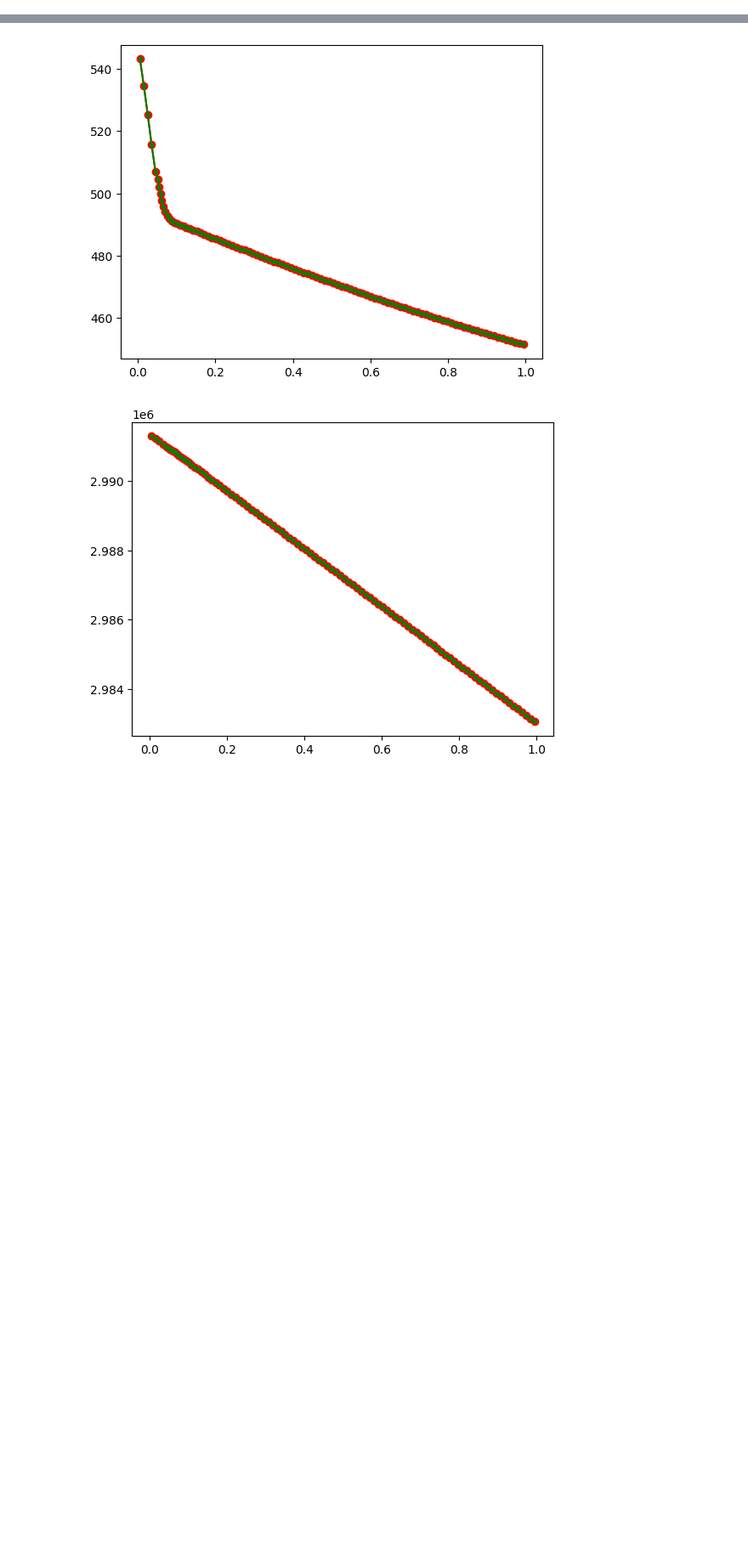
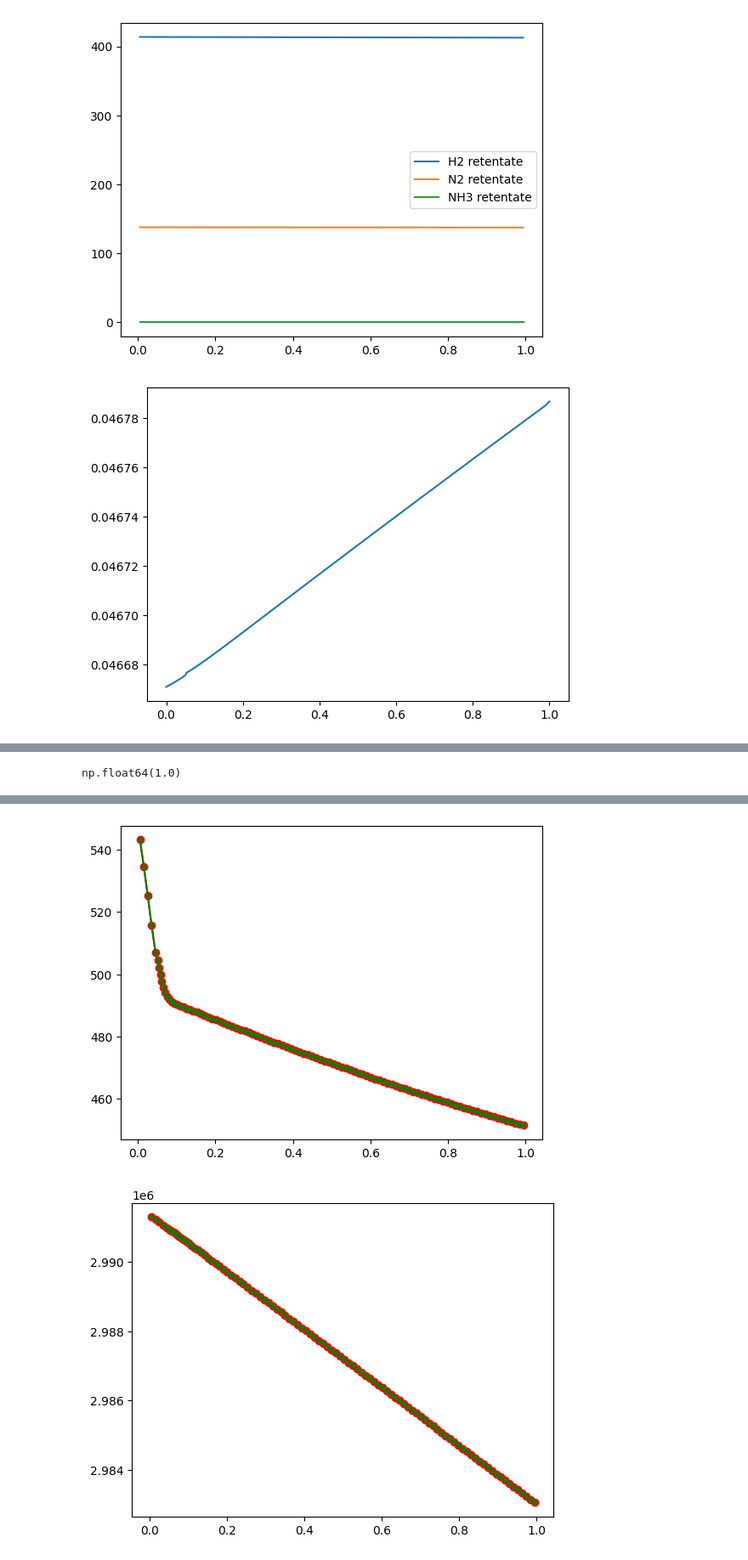
Before and after one commit to computational-chemical-engineering/ammonia_synthesis_reactor, a Jupyter notebook: membrane_reactor.ipynb, the cells around one changed output, grey strips where cells are left out. Shown: that part at 85% size. Saved outputs shown, nothing was run; the diff lists cells and outputs as text; code cells hidden in the pictures; blank space fills up the shorter version.

```diff
--- a/membrane_reactor.ipynb
+++ b/membrane_reactor.ipynb
@@ -93,0 +97,16 @@ elemental N balance: -4.0133370740320744e-08
+# %%
+plt.plot(reactor.z_c, c_ret[:, -1, 0], label='H2 retentate')
+plt.plot(reactor.z_c, c_ret[:, -1, 1], label='N2 retentate')
+plt.plot(reactor.z_c, c_ret[:, -1, 2], label='NH3 retentate')
+plt.legend()
+plt.show()
+
+#plt.plot(reactor.z_f, reactor.c_ret_ax[:, -5, 0])
+plt.plot(reactor.z_f, reactor.u_ret_ax[:, -5])
+plt.show()
+plt.plot(reactor.z_c, reactor.u_ret_rad[:, -4])
+plt.show()
+#plt.plot(reactor.z_c, np.sum(c_ret[:, 5, :], axis=1))
+# %% [output]
+[figure, added]
+[figure, added]
@@ -93,0 +114,4 @@ elemental N balance: -4.0133370740320744e-08
+# %%
+reactor.factor_react
+# %% [output]
+np.float64(1.0)
```
Also changed, not shown: parts of 7 cells of this notebook, 3 other files.
